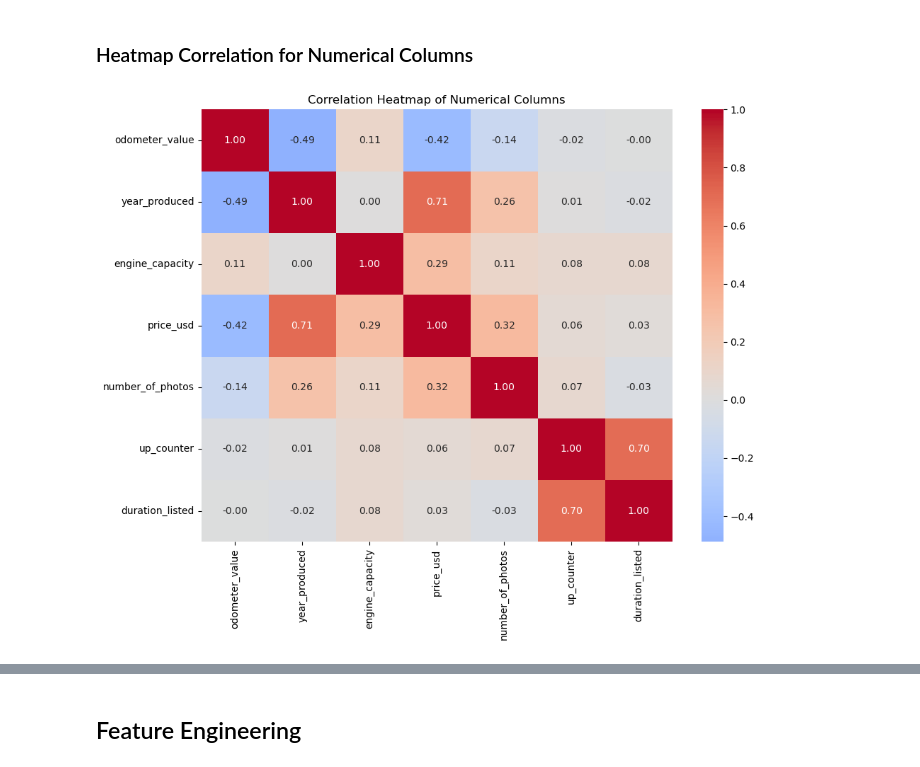
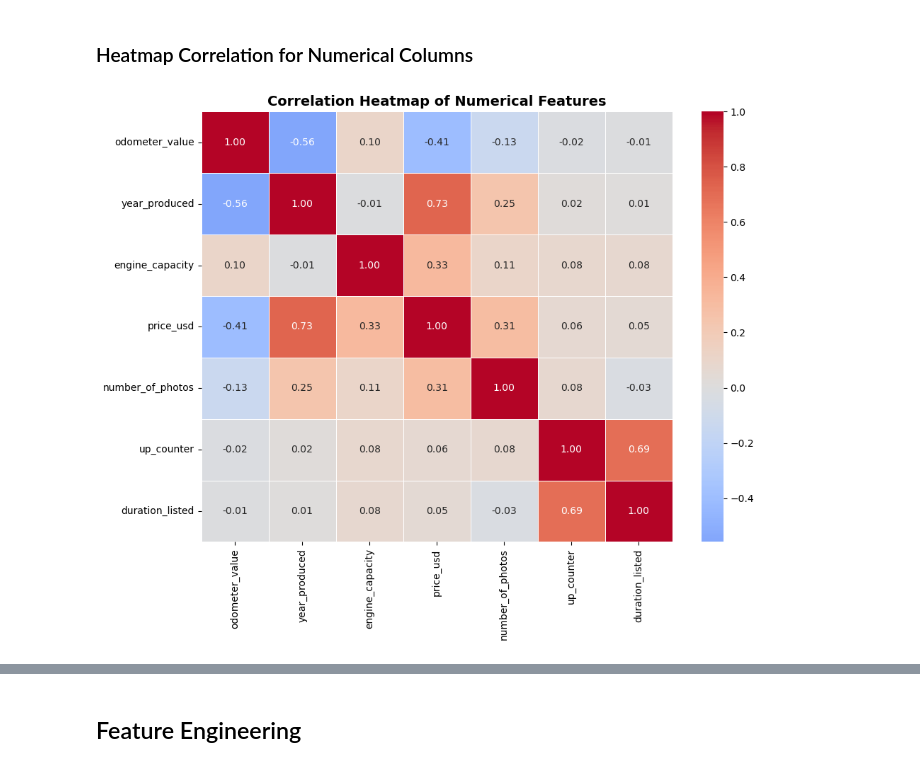
Before and after one commit to hafyze/Degree_FYP, a Jupyter notebook: notebooks/smart_car_system.ipynb, the cells around one changed output, grey strips where cells are left out. Saved outputs shown, nothing was run; the diff lists cells and outputs as text; code cells hidden in the pictures.

```diff
--- a/notebooks/smart_car_system.ipynb
+++ b/notebooks/smart_car_system.ipynb
@@ -241,0 +317,21 @@ plt.show()
+# %%
+## Filter Cars by Year
+def filter_cars_by_year(df, min_year=1990):
+    print(f"\n== Filtering by Year (>= {min_year}) ==")
+
+    old_cars = df[df['year_produced'] < min_year]
+
+    if len(old_cars) > 0:
+        print(f"Removing {len(old_cars)} cars manufactured before {min_year}")
+        print("  Year distribution of removed cars:")
+        for year, count in old_cars['year_produced'].value_counts().sort_index().items():
+            print(f"  - {year}: {count} cars")
+
+        df_filtered = df[df['year_produced'] >= min_year]
+    else:
+        print(f"No cars older than {min_year}")
+        df_filtered = df
+
+    return df_filtered
+
+df_clean = filter_cars_by_year(df_clean, min_year=1990)
@@ -322,10 +1087,17 @@ Text(0, 0.5, 'Average Price (USD)')
 # %%
 plt.figure(figsize=(10, 8))
 correlation_matrix = df_clean[num_cols].corr()
-sns.heatmap(correlation_matrix, annot=True, cmap='coolwarm',  center=0, fmt='.2f')
-plt.title('Correlation Heatmap of Numerical Columns')
+sns.heatmap(
+    correlation_matrix,
+    annot=True,
+    cmap='coolwarm',
+    center=0,
+    fmt='.2f',
+    linewidths=0.5
+)
+plt.title('Correlation Heatmap of Numerical Features', fontsize=14, fontweight='bold')
 plt.tight_layout()
 plt.show()
 # %% [output]
-[figure, old version]
+[figure, new version]
 # %% [markdown]
```
Also changed, not shown: parts of 28 cells of this notebook, 9 other files.
